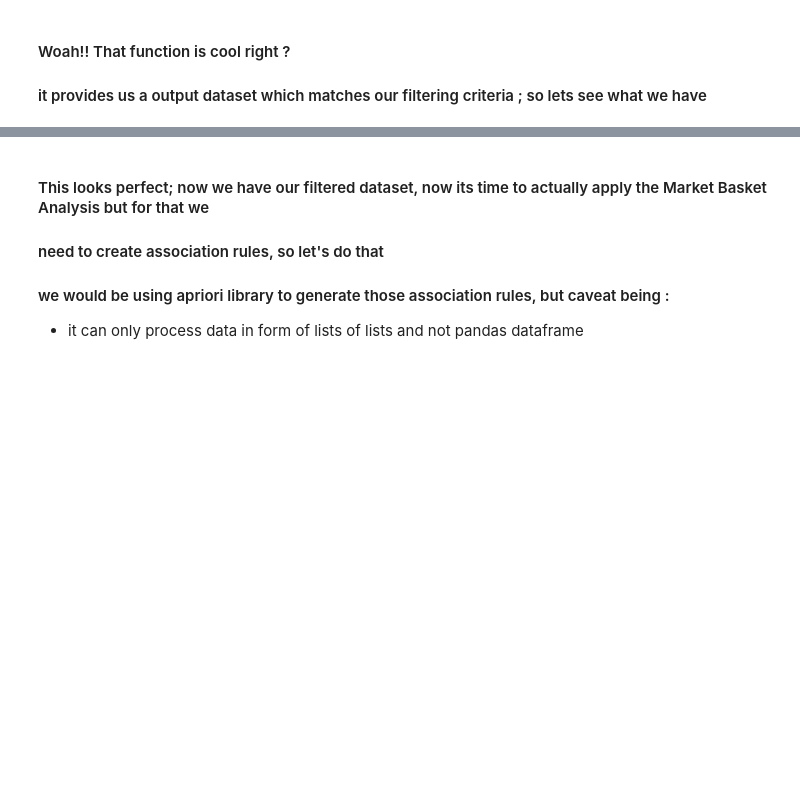
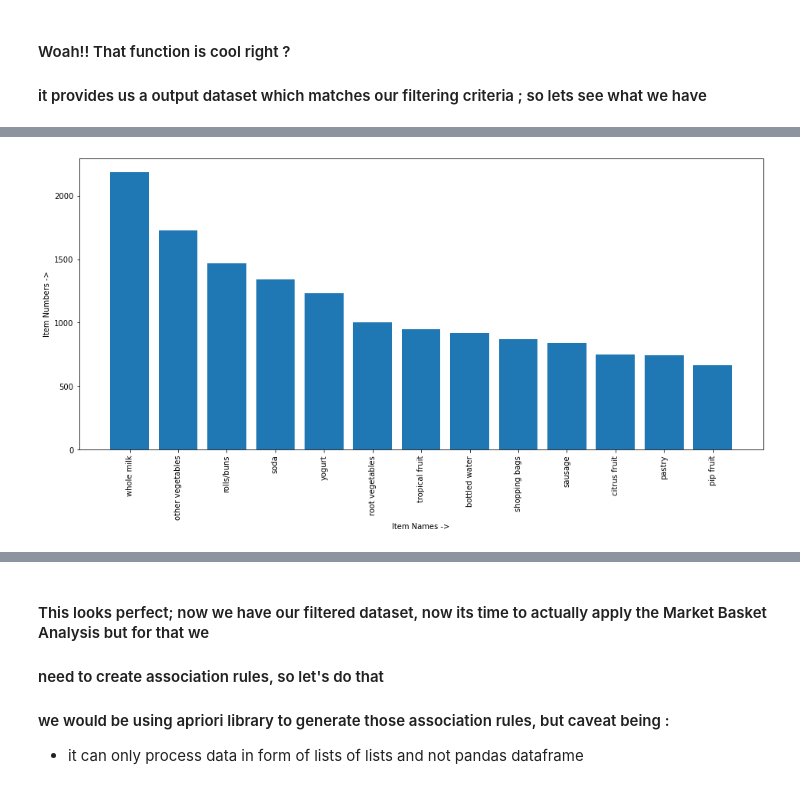
Before and after one commit to Tirth-1999/Market-Basket-Analysis, a Jupyter notebook: Market Basket Analysis Using Python.ipynb, the cells around one changed output, grey strips where cells are left out. Cells and saved outputs as stored; diff of their text form; code cells hidden in the pictures; blank space fills up the shorter version.

```diff
--- a/Market Basket Analysis Using Python.ipynb
+++ b/Market Basket Analysis Using Python.ipynb
@@ -127,0 +158,9 @@ display(output_df.head())
+# %%
+plt.figure(figsize=[16,7])
+plt.bar(output_df["item_name"],output_df["item_count"])
+plt.ylabel("Item Numbers ->")
+plt.xlabel("Item Names ->")
+plt.xticks(rotation = 90)
+plt.show()
+# %% [output]
+[figure, added]
```
Also changed, not shown: parts of 8 cells of this notebook, 2 other files.
